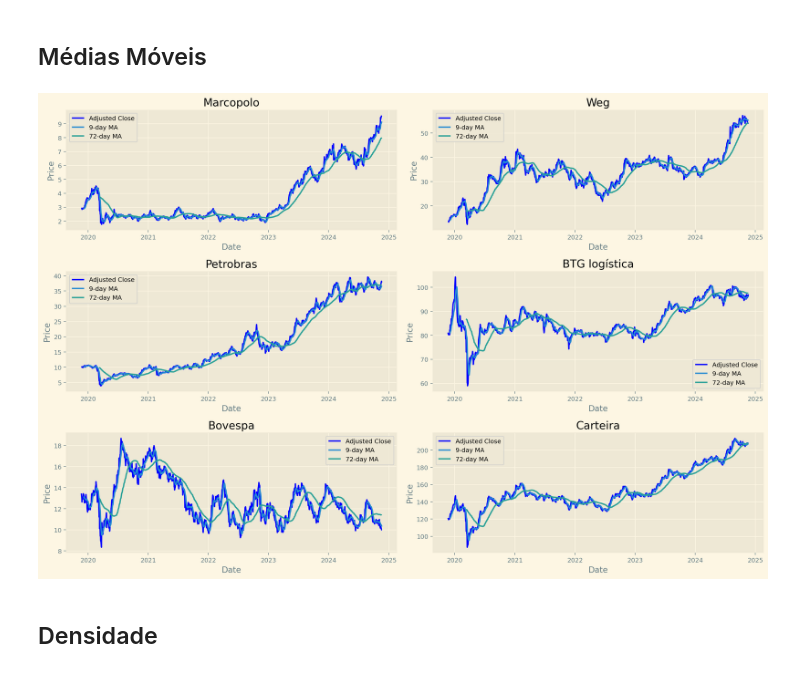
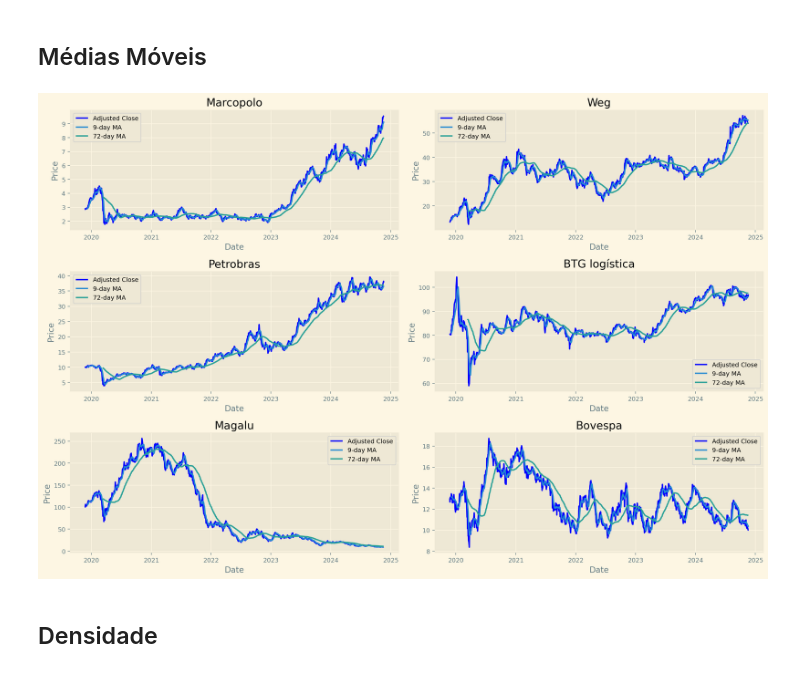
Before and after one commit to filmateus/data_science_financas, a Jupyter notebook: strocks_market_plots.ipynb, the cells around one changed output. Cells and saved outputs as stored; diff of their text form; code cells hidden in the pictures.

```diff
--- a/strocks_market_plots.ipynb
+++ b/strocks_market_plots.ipynb
@@ -36,8 +36,8 @@ start_date = date.today() - timedelta(days=1825)
 end_date = date.today()
 
 # List of stocks and corresponding company names
-stocks = ['POMO4.SA', 'WEGE3.SA', 'PETR4.SA', 'BTLG11.SA', 'B3SA3.SA']
-company_names = ["Marcopolo", "Weg", "Petrobras", "BTG logística", "Bovespa"]
+stocks = ['POMO4.SA', 'WEGE3.SA', 'PETR4.SA', 'BTLG11.SA', 'MGLU3.SA', 'B3SA3.SA']
+company_names = ["Marcopolo", "Weg", "Petrobras", "BTG logística","Magalu", "Bovespa"]
 coluns = company_names.copy()
 
 # Initialize a dictionary to store different types of price data
@@ -182,49 +182,64 @@ plot_adjusted_closing_prices_normalized(df_adj_close)
 # %%
 def calculate_and_plot_moving_averages(df_adj_close, company_names, ma_days=[9, 72], figsize=(15, 10)):
     """
     Function to calculate moving averages and plot them along with Adjusted Close prices.
 
     Parameters:
     - df_adj_close (pd.DataFrame): DataFrame containing 'Date' as the first column and other columns as prices of different companies.
     - company_names (list): List of company names to plot.
     - ma_days (list): List of moving average periods.
     - figsize (tuple): Size of the figure (width, height).
     """
     company_data = df_adj_close.copy()
-    company_data['Carteira'] = company_data.iloc[:,:].sum(axis=1)
-    # Configurar subplots dinamicamente
-    num_companies = len(company_names) + 1
-    num_rows = num_companies// 2
-    fig, axes = plt.subplots(nrows=num_rows, ncols=2, figsize=figsize)
-    axes = axes.flatten()  # Flatten para fácil iteração
 
+    # Remove 'Carteira' from the company names list (if it exists)
+    company_names = [company for company in company_names if company != 'Carteira']
 
-    # Plotar Preço Ajustado e Médias Móveis para cada empresa
-    companys = company_names.copy()
-    companys.append('Carteira')
-    for i, company in enumerate(companys):
-        ax = axes[i]  # Determinar posição do subplot
+    # Calculate the number of subplots required
+    num_companies = len(company_names)
+
+    # Determine the number of rows and columns for subplots
+    num_cols = 2
+    num_rows = (num_companies + num_cols - 1) // num_cols  # This ensures enough rows for all plots
+
+    # Create subplots dynamically
+    fig, axes = plt.subplots(nrows=num_rows, ncols=num_cols, figsize=figsize)
+    axes = axes.flatten()  # Flatten to make it easier to iterate over
+
+    # Plot Adjusted Close and Moving Averages for each company
+    for i, company in enumerate(company_names):
+        ax = axes[i]  # Determine the subplot position
+
+        # Plot Adjusted Close price
         ax.plot(company_data.index, company_data[company], label='Adjusted Close', color='blue')
-        # Plotar cada média móvel
+
+        # Plot each moving average
         for ma in ma_days:
-            company_data[f"MA for {ma} days"] = company_data[company].rolling(ma).mean()
-            ax.plot(company_data.index, company_data[f"MA for {ma} days"], label=f"{ma}-day MA")
-        # Customizar o gráfico
+            ma_column = f"MA for {ma} days"
+            company_data[ma_column] = company_data[company].rolling(ma).mean()
+            ax.plot(company_data.index, company_data[ma_column], label=f"{ma}-day MA")
+
+        # Customize the plot
         ax.set_title(company)
         ax.set_ylabel('Price')
         ax.set_xlabel('Date')
         ax.legend()
         ax.grid(True)
 
-    # Ajustar layout para evitar sobreposição
+    # Hide any unused axes (if the number of companies doesn't perfectly fit the grid)
+    for j in range(i + 1, len(axes)):
+        fig.delaxes(axes[j])
+
+    # Adjust layout to avoid overlap
     fig.tight_layout()
 
-    # Mostrar o gráfico
+    # Show the plot
     plt.show()
 
+# Example usage
 calculate_and_plot_moving_averages(df_adj_close, company_names)
 # %% [output]
-[figure, old version]
+[figure, new version]
 # %% [markdown]
 ## Densidade
 # %%
```
Also changed, not shown: parts of 5 cells of this notebook, 2 other files.
